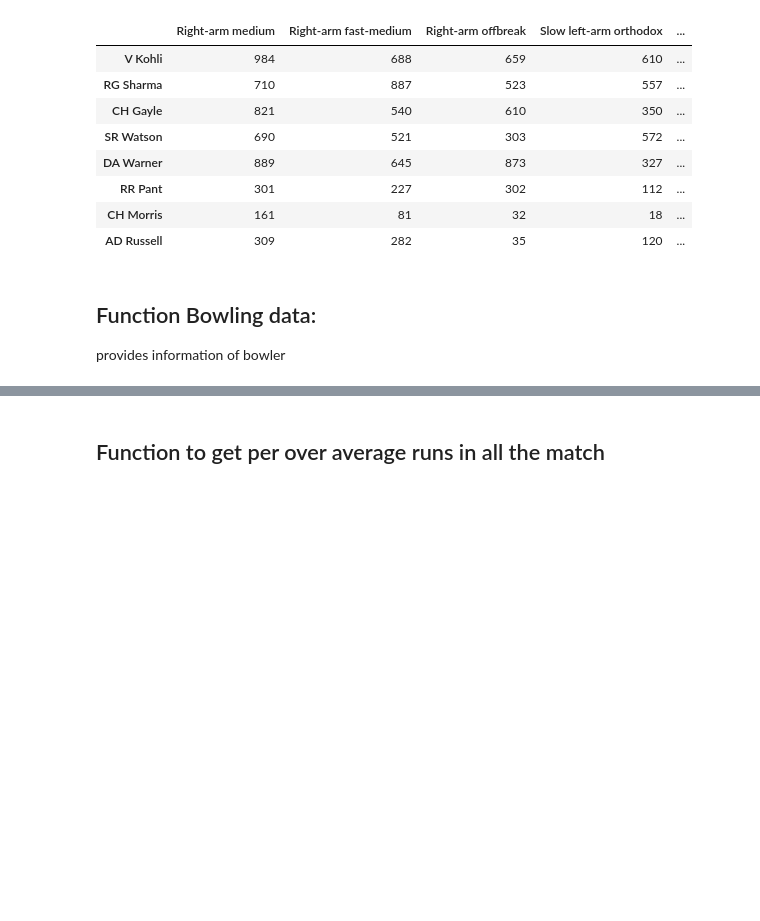
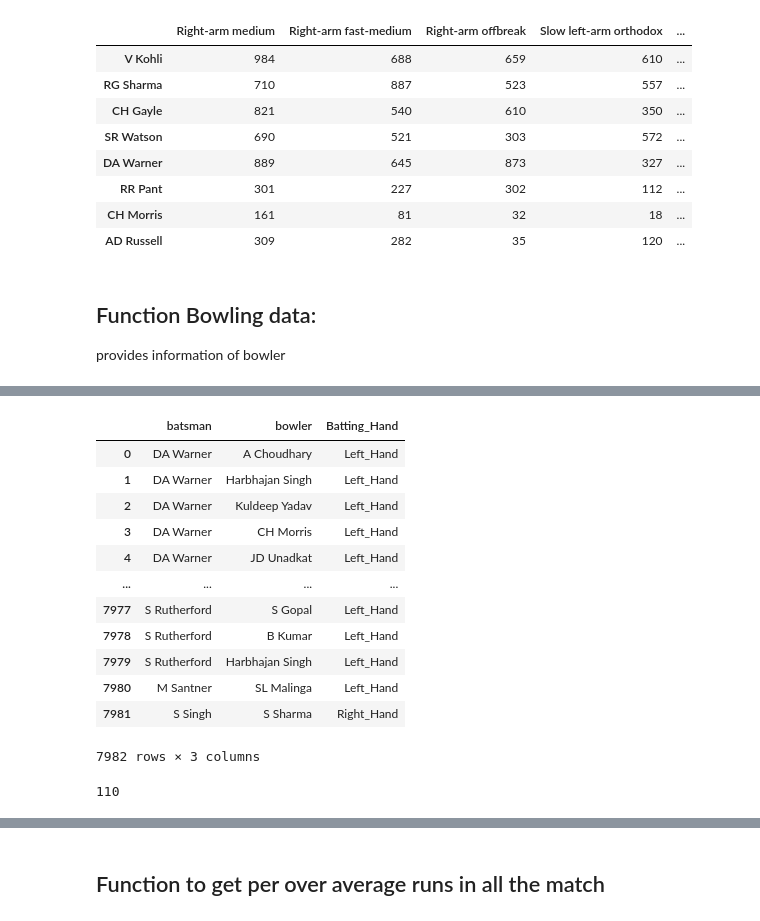
Before and after one commit to Utkarsh736/IPL_Data_Analysis, a Jupyter notebook: Template.ipynb, the cells around one changed output, grey strips where cells are left out. Drawn from its saved outputs; the diff is of its cells as text; code cells hidden in the pictures; blank space fills up the shorter version.

```diff
--- a/Template.ipynb
+++ b/Template.ipynb
@@ -345,0 +290,19 @@ list2
+# %%
+# Merging data for hand and dismissals
+dismissal_hand_df = dismissal_main_df[['batsman','bowler']]
+dismissal_merge_df = pd.merge( dismissal_hand_df, batsman_hand_df, on='batsman')
+dismissal_merge_df
+# %% [output]
+|  | batsman | bowler | Batting_Hand |
+| 0 | DA Warner | A Choudhary | Left_Hand |
+| 1 | DA Warner | Harbhajan Singh | Left_Hand |
+| 2 | DA Warner | Kuldeep Yadav | Left_Hand |
+| 3 | DA Warner | CH Morris | Left_Hand |
+| 4 | DA Warner | JD Unadkat | Left_Hand |
+| ... | ... | ... | ... |
+| 7977 | S Rutherford | S Gopal | Left_Hand |
+| 7978 | S Rutherford | B Kumar | Left_Hand |
+| 7979 | S Rutherford | Harbhajan Singh | Left_Hand |
+| 7980 | M Santner | SL Malinga | Left_Hand |
+| 7981 | S Singh | S Sharma | Right_Hand |
+7982 rows × 3 columns
@@ -345,0 +322,4 @@ list2
+# %%
+right_wicket_df
+# %% [output]
+110
```
Also changed, not shown: parts of 35 cells of this notebook.
